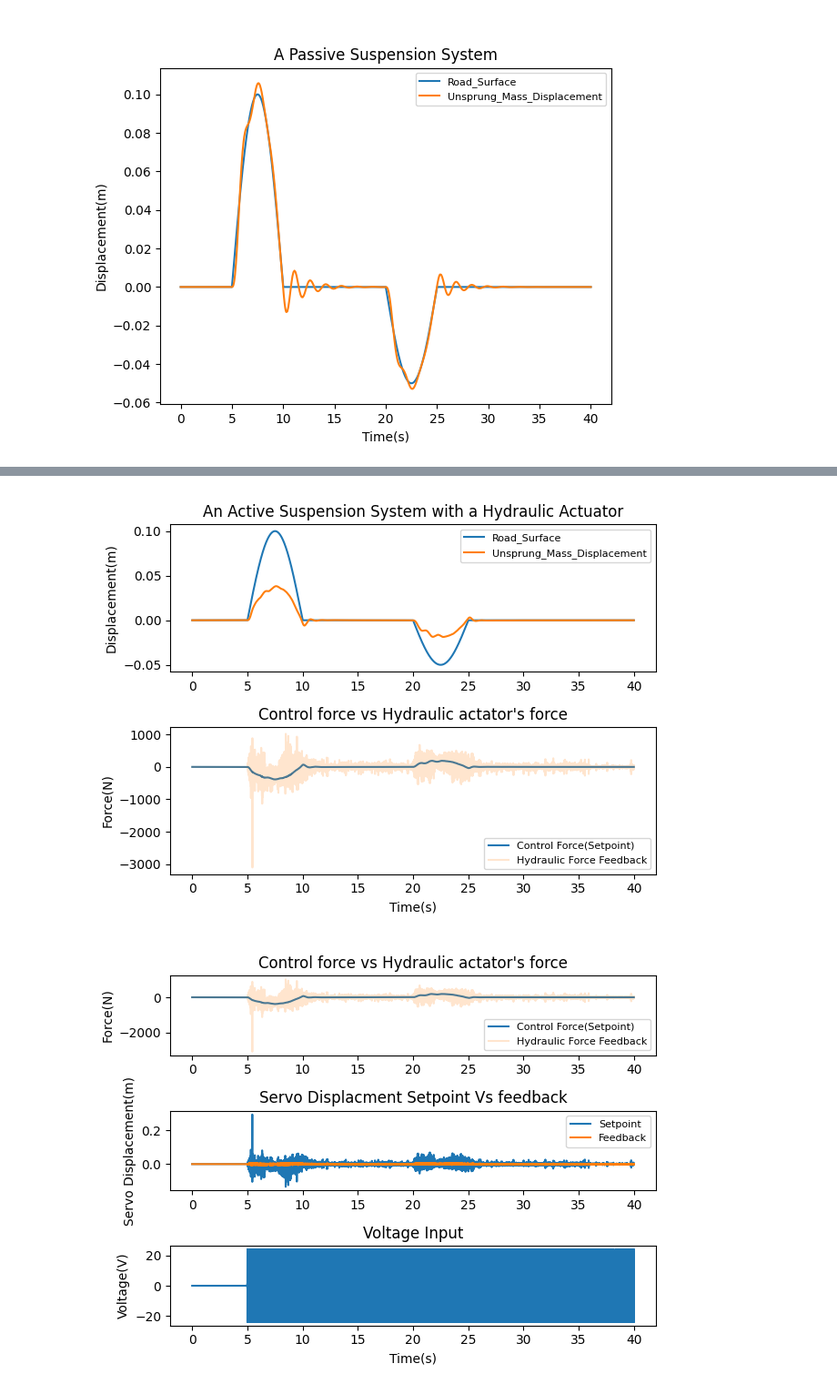
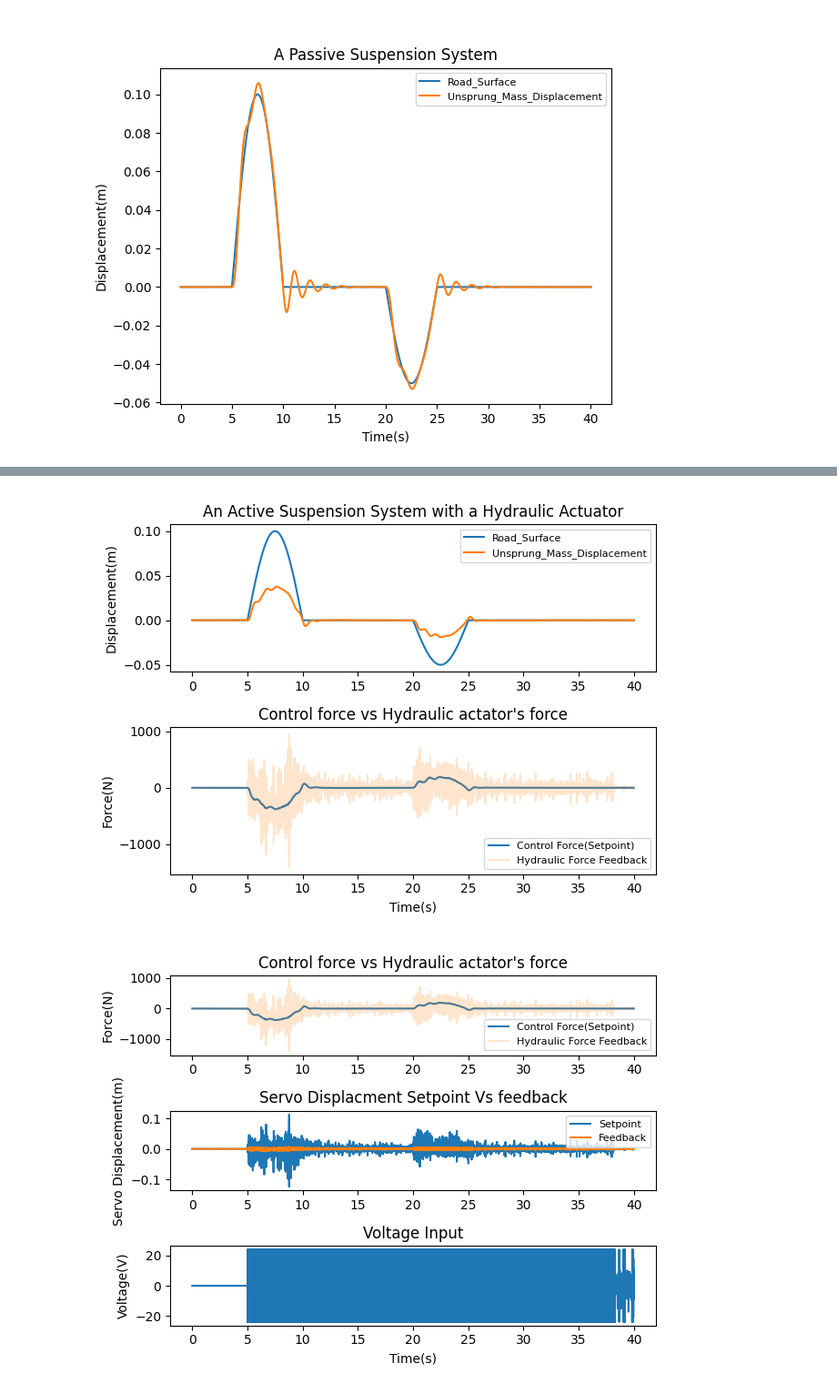
Before and after one commit to BoboyeOkeya/Vehicle-Suspension-System-, a Jupyter notebook: Simulation_Notebook_1.ipynb, the cells around one changed output, grey strips where cells are left out. Shown at 91% size. Drawn from its saved outputs; the diff is of its cells as text; code cells hidden in the pictures.

Commit message:
added the pdf for the electrohydraulic, updated the jupyter notebook and added some figures

```diff
--- a/Simulation_Notebook_1.ipynb
+++ b/Simulation_Notebook_1.ipynb
@@ -7,7 +34,7 @@ import math
 %matplotlib widget
 
 #Set up a connect to the collimator API
-token = "507d5f58-59b6-4328-b600-765c1a1b2602" #copy your token here - I redacted the token for security purposes xDxD
+token = "507d5f58-59b6-4328-b600-xxx" #copy your token here - I redacted the token for security purposes xDxD
 project_uuid = "858d5ed1-16b2-4563-9e5e-8623755fe414" #copy your project uuid here
 C.set_auth_token(token, project_uuid)
 
@@ -155,7 +206,7 @@ axs[0].set_title("An Active Suspension System with a Hydraulic Actuator")
 axs[0].set_ylabel('Displacement(m)')
 axs[0].legend(['Road_Surface','Unsprung_Mass_Displacement'],loc = 'upper right',fontsize=8)
 
-axs[1].plot(data_hyd['PI_Controller.Force_Limit.out_0'])
+axs[1].plot(data_hyd['PID_Controller.Force_Limit.out_0'])
 axs[1].plot(data_hyd['Actuator.Force_Output.out_0'], alpha = 0.2)
 axs[1].set_title("Control force vs Hydraulic actator's force")
 axs[1].set_ylabel('Force(N)')
@@ -168,41 +219,39 @@ fig.tight_layout()
 # Show the plots
 plt.show()
 # %% [output]
-[figure, old version]
+[figure, new version]
 # %%
 #Internal dynamics of the hydrualic actuator
 #1. Control force vs Hydraulic actuator's force
 #2. servo displacment setpoint & feedback
 #3. voltage input
 
 # Create a figure with three subplots
 fig, axs = plt.subplots(3, 1)
 # Plot the data on the subplots and set the titles
-axs[0].plot(data_hyd['PI_Controller.Force_Limit.out_0'])
+axs[0].plot(data_hyd['PID_Controller.Force_Limit.out_0'])
 axs[0].plot(data_hyd['Actuator.Force_Output.out_0'], alpha = 0.2)
 axs[0].set_title("Control force vs Hydraulic actator's force")
 axs[0].set_ylabel('Force(N)')
 axs[0].legend(['Control Force(Setpoint)','Hydraulic Force Feedback'],loc = 'lower right',fontsize=8)
 
 axs[1].plot(data_hyd['Actuator.Xsv_ref.out_0'])
 axs[1].plot(data_hyd['Actuator.Gain_0.out_0'])
 axs[1].set_title("Servo Displacment Setpoint Vs feedback")
 axs[1].set_ylabel('Servo Displacement(m)')
 axs[1].legend(['Setpoint','Feedback'],loc = 'upper right',fontsize=8)
 
 
 axs[2].plot(data_hyd['Actuator.Voltage_Limit.out_0'])
 axs[2].set_title("Voltage Input")
 axs[2].set_ylabel('Voltage(V)')
 axs[2].set_xlabel('Time(s)')
 
 
-
-
 # Adjust the layout of the subplots
 fig.tight_layout()
 
 # Show the plots
 plt.show()
 # %% [output]
-[figure, old version]
+[figure, new version]
```
Also changed, not shown: parts of 5 cells of this notebook, 4 other files.
